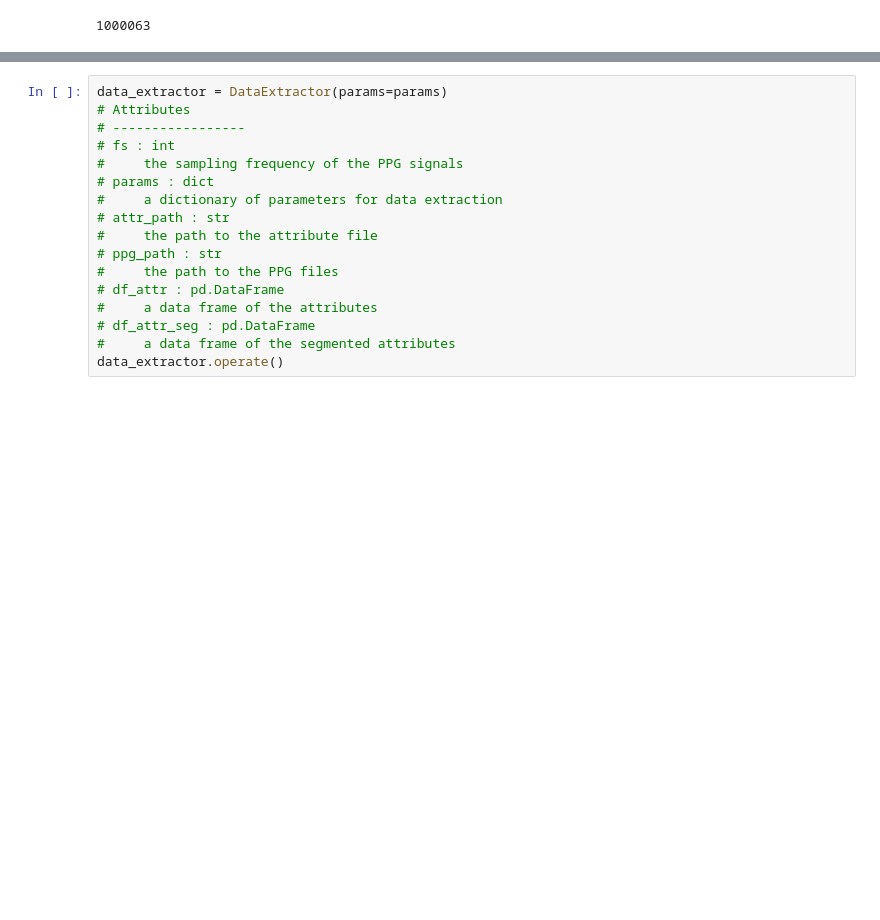
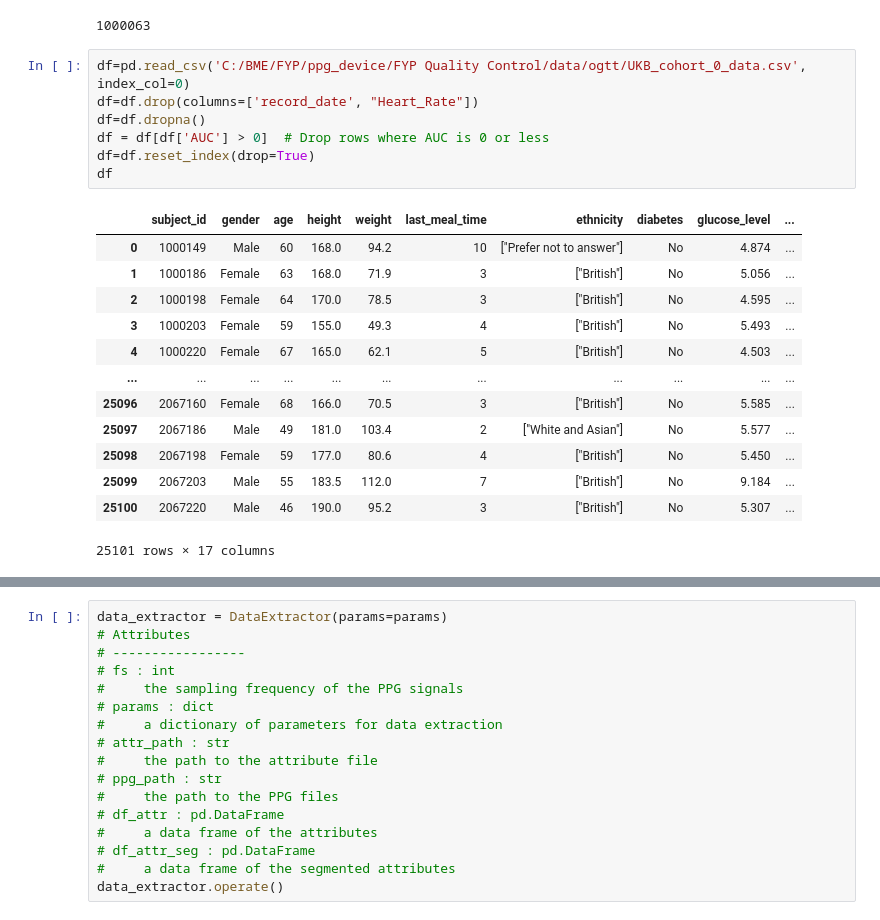
Before and after one commit to vnanthony/FYP-Quality-Control, a Jupyter notebook: example_notebooks/trial.ipynb, the cells around one changed output, grey strips where cells are left out. Drawn from its saved outputs; the diff is of its cells as text; blank space fills up the shorter version.

```diff
--- a/example_notebooks/trial.ipynb
+++ b/example_notebooks/trial.ipynb
@@ -1595,3 +1595,24 @@ third
 df['subject_id'].iloc[0]
 # %% [output]
 1000063
+# %%
+df=pd.read_csv('C:/BME/FYP/ppg_device/FYP Quality Control/data/ogtt/UKB_cohort_0_data.csv', index_col=0)
+df=df.drop(columns=['record_date', "Heart_Rate"])
+df=df.dropna()
+df = df[df['AUC'] > 0]  # Drop rows where AUC is 0 or less
+df=df.reset_index(drop=True)
+df
+# %% [output]
+|  | subject_id | gender | age | height | weight | last_meal_time | ethnicity | diabetes | glucose_level | ... |
+| 0 | 1000149 | Male | 60 | 168.0 | 94.2 | 10 | ["Prefer not to answer"] | No | 4.874 | ... |
+| 1 | 1000186 | Female | 63 | 168.0 | 71.9 | 3 | ["British"] | No | 5.056 | ... |
+| 2 | 1000198 | Female | 64 | 170.0 | 78.5 | 3 | ["British"] | No | 4.595 | ... |
+| 3 | 1000203 | Female | 59 | 155.0 | 49.3 | 4 | ["British"] | No | 5.493 | ... |
+| 4 | 1000220 | Female | 67 | 165.0 | 62.1 | 5 | ["British"] | No | 4.503 | ... |
+| ... | ... | ... | ... | ... | ... | ... | ... | ... | ... | ... |
+| 25096 | 2067160 | Female | 68 | 166.0 | 70.5 | 3 | ["British"] | No | 5.585 | ... |
+| 25097 | 2067186 | Male | 49 | 181.0 | 103.4 | 2 | ["White and Asian"] | No | 5.577 | ... |
+| 25098 | 2067198 | Female | 59 | 177.0 | 80.6 | 4 | ["British"] | No | 5.450 | ... |
+| 25099 | 2067203 | Male | 55 | 183.5 | 112.0 | 7 | ["British"] | No | 9.184 | ... |
+| 25100 | 2067220 | Male | 46 | 190.0 | 95.2 | 3 | ["British"] | No | 5.307 | ... |
+25101 rows × 17 columns
```
Also changed, not shown: parts of 7 cells of this notebook, 1 other file.
